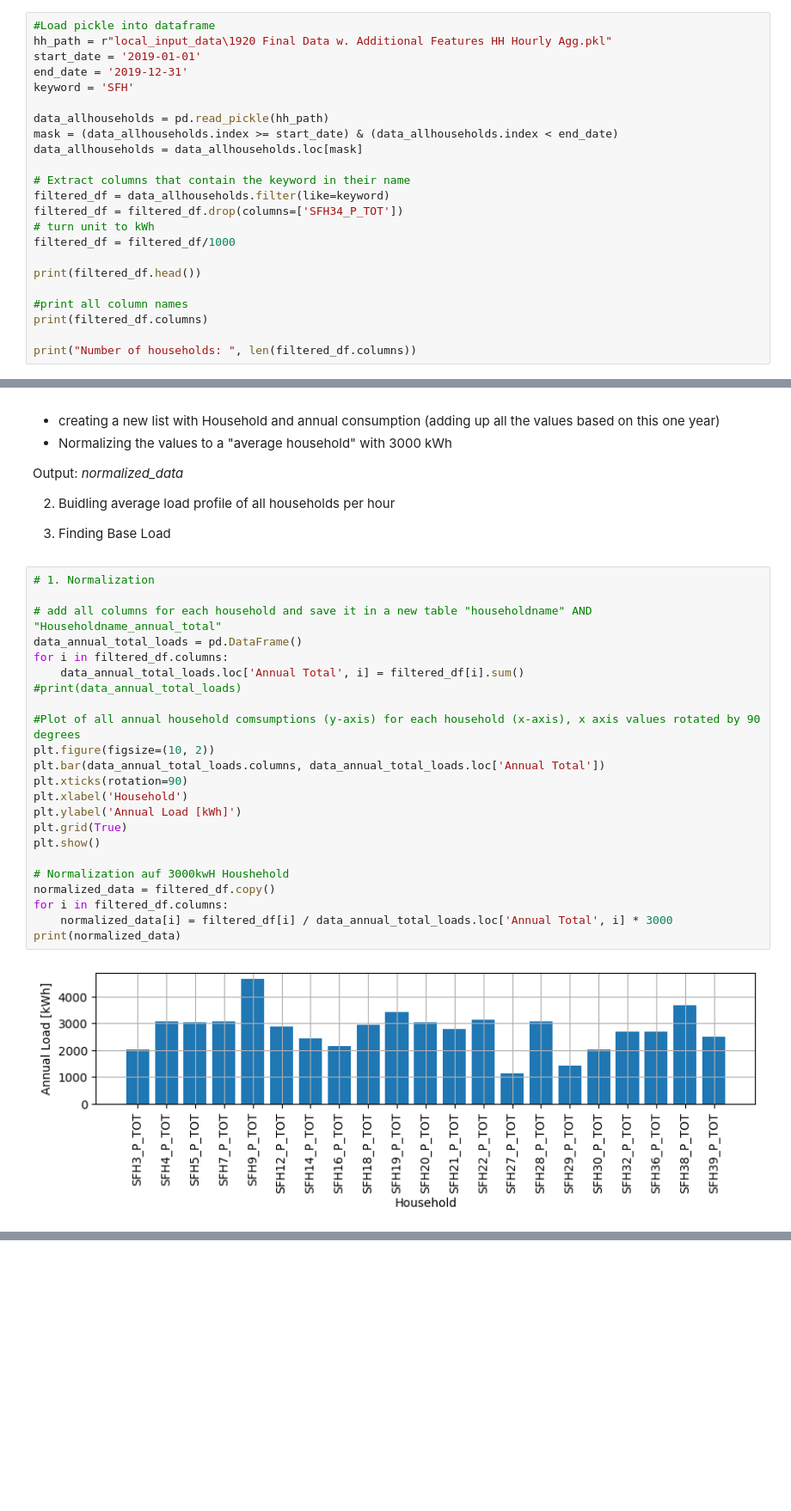
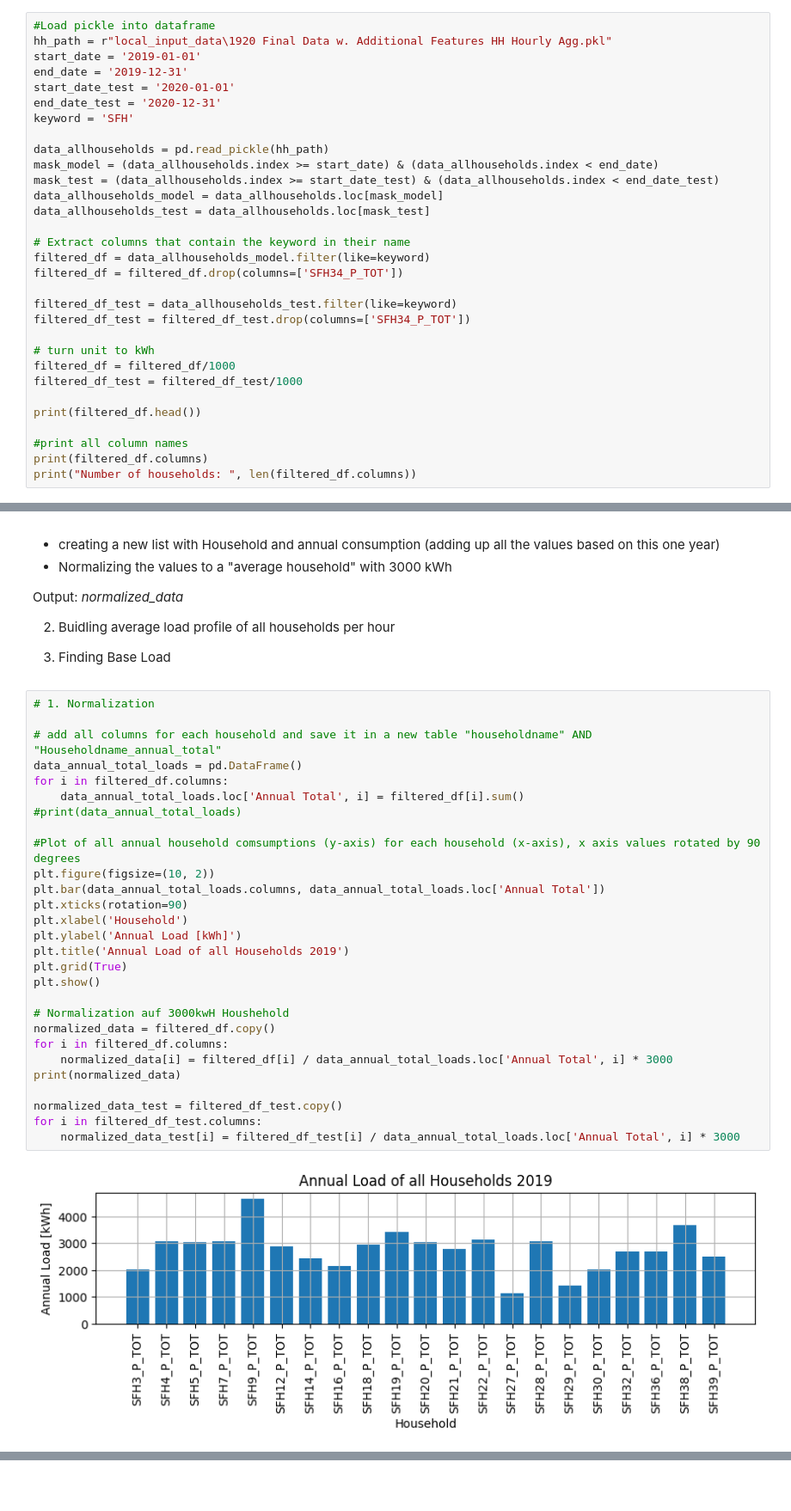
Before and after one commit to reschol/wattWise, a Jupyter notebook: load_profile_prediciton.ipynb, the cells around one changed output, grey strips where cells are left out. Shown at 86% size. Saved outputs shown, nothing was run; the diff lists cells and outputs as text; blank space fills up the shorter version.

```diff
--- a/load_profile_prediciton.ipynb
+++ b/load_profile_prediciton.ipynb
@@ -105,23 +112,31 @@ plt.show()
 hh_path = r"local_input_data\1920 Final Data w. Additional Features HH Hourly Agg.pkl"
 start_date = '2019-01-01'
 end_date = '2019-12-31'
+start_date_test = '2020-01-01'
+end_date_test = '2020-12-31'
 keyword = 'SFH'
 
 data_allhouseholds = pd.read_pickle(hh_path)
-mask = (data_allhouseholds.index >= start_date) & (data_allhouseholds.index < end_date)
-data_allhouseholds = data_allhouseholds.loc[mask]
+mask_model = (data_allhouseholds.index >= start_date) & (data_allhouseholds.index < end_date)
+mask_test = (data_allhouseholds.index >= start_date_test) & (data_allhouseholds.index < end_date_test)
+data_allhouseholds_model = data_allhouseholds.loc[mask_model]
+data_allhouseholds_test = data_allhouseholds.loc[mask_test]
 
 # Extract columns that contain the keyword in their name
-filtered_df = data_allhouseholds.filter(like=keyword)
+filtered_df = data_allhouseholds_model.filter(like=keyword)
 filtered_df = filtered_df.drop(columns=['SFH34_P_TOT'])
+
+filtered_df_test = data_allhouseholds_test.filter(like=keyword)
+filtered_df_test = filtered_df_test.drop(columns=['SFH34_P_TOT'])
+
 # turn unit to kWh
 filtered_df = filtered_df/1000
+filtered_df_test = filtered_df_test/1000
 
 print(filtered_df.head())
 
 #print all column names
 print(filtered_df.columns)
-
 print("Number of households: ", len(filtered_df.columns))
 # %% [output]
                            SFH3_P_TOT  SFH4_P_TOT  SFH5_P_TOT  SFH7_P_TOT  \
@@ -174,28 +189,33 @@ Output: _normalized_data_
 # %%
 # 1. Normalization
 
 # add all columns for each household and save it in a new table "householdname" AND "Householdname_annual_total"
 data_annual_total_loads = pd.DataFrame()
 for i in filtered_df.columns:
     data_annual_total_loads.loc['Annual Total', i] = filtered_df[i].sum()
 #print(data_annual_total_loads)
 
 #Plot of all annual household comsumptions (y-axis) for each household (x-axis), x axis values rotated by 90 degrees
 plt.figure(figsize=(10, 2))
 plt.bar(data_annual_total_loads.columns, data_annual_total_loads.loc['Annual Total'])
 plt.xticks(rotation=90)
 plt.xlabel('Household')
 plt.ylabel('Annual Load [kWh]')
+plt.title('Annual Load of all Households 2019')
 plt.grid(True)
 plt.show()
 
 # Normalization auf 3000kwH Houshehold
 normalized_data = filtered_df.copy()
 for i in filtered_df.columns:
     normalized_data[i] = filtered_df[i] / data_annual_total_loads.loc['Annual Total', i] * 3000
 print(normalized_data)
+
+normalized_data_test = filtered_df_test.copy()
+for i in filtered_df_test.columns:
+    normalized_data_test[i] = filtered_df_test[i] / data_annual_total_loads.loc['Annual Total', i] * 3000
 # %% [output]
-[figure, old version]
+[figure, new version]
                            SFH3_P_TOT  SFH4_P_TOT  SFH5_P_TOT  SFH7_P_TOT  \
 date
 2019-01-01 00:00:00+00:00    0.238340    0.367928    0.548614    0.463687
```
Also changed, not shown: parts of 15 cells of this notebook, 1 other file.
